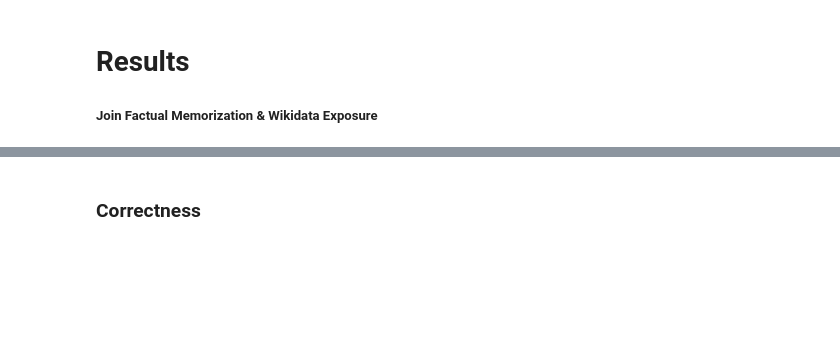
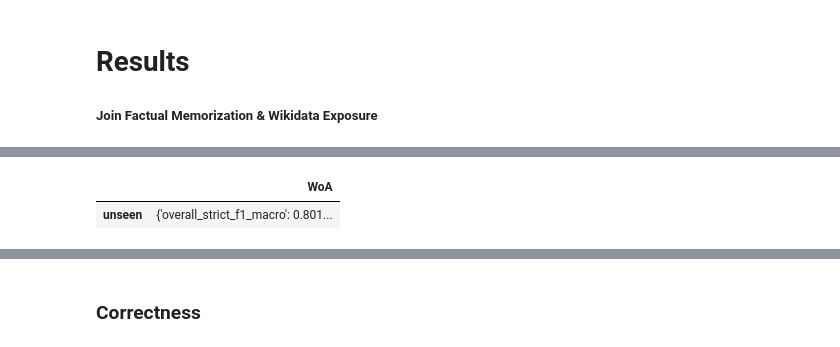
Before and after one commit to progsi/YTUnCoverLLM, a Jupyter notebook: notebooks/results_exposure.ipynb, the cells around one changed output, grey strips where cells are left out. Cells and saved outputs as stored; diff of their text form; code cells hidden in the pictures; blank space fills up the shorter version.

```diff
--- a/notebooks/results_exposure.ipynb
+++ b/notebooks/results_exposure.ipynb
@@ -308,0 +301,34 @@ Name: (llama3.1:70b, 25, tfidf), Length: 3294, dtype: object
+# %%
+def get_results_exposure(model, k, sampling, exposure_threshold):
+    col = (model, k, sampling)
+
+    results = {}
+
+    for group in ["seen", "unseen"]:
+        for cls in ["Artist", "WoA"]:
+            if group == "seen":
+                mask = data_joint[f"exposure_{cls}"] >= exposure_threshold
+            else:
+                mask = data_joint[f"exposure_{cls}"] < exposure_threshold
+
+        _data = data_joint.loc[mask].join(
+            preds.loc[:,col].rename("IOB_pred"), how="inner").dropna(subset=["IOB", "IOB_pred", f"exposure_{cls}"])
+        iob_true = _data.IOB.values
+        iob_pred = _data.IOB_pred.values
+
+        if not results.get("cls"):
+            results[cls] = {}
+        if not results[cls].get(group):
+            results[cls][group] = {}
+
+        kwargs = {"true_labels": iob_true, "true_predictions": iob_pred}
+        values = suppress_output(compute_results, **kwargs)
+        metrics = ["overall_strict_f1_macro", "overall_strict_recall_macro", "Artist_strict_recall", "WoA_strict_recall"]
+        for metric in metrics:
+            if "overall_" in metric or cls + '_' in metric:
+                results[cls][group][metric] = values[metric]
+
+    return pd.DataFrame(results)
+
+get_results_exposure(model, k, sampling, 1.5)
+# %% [output]
@@ -308,0 +337,2 @@ Name: (llama3.1:70b, 25, tfidf), Length: 3294, dtype: object
+|  | WoA |
+| unseen | {'overall_strict_f1_macro': 0.801... |
```
Also changed, not shown: parts of 10 cells of this notebook, 2 other files.
